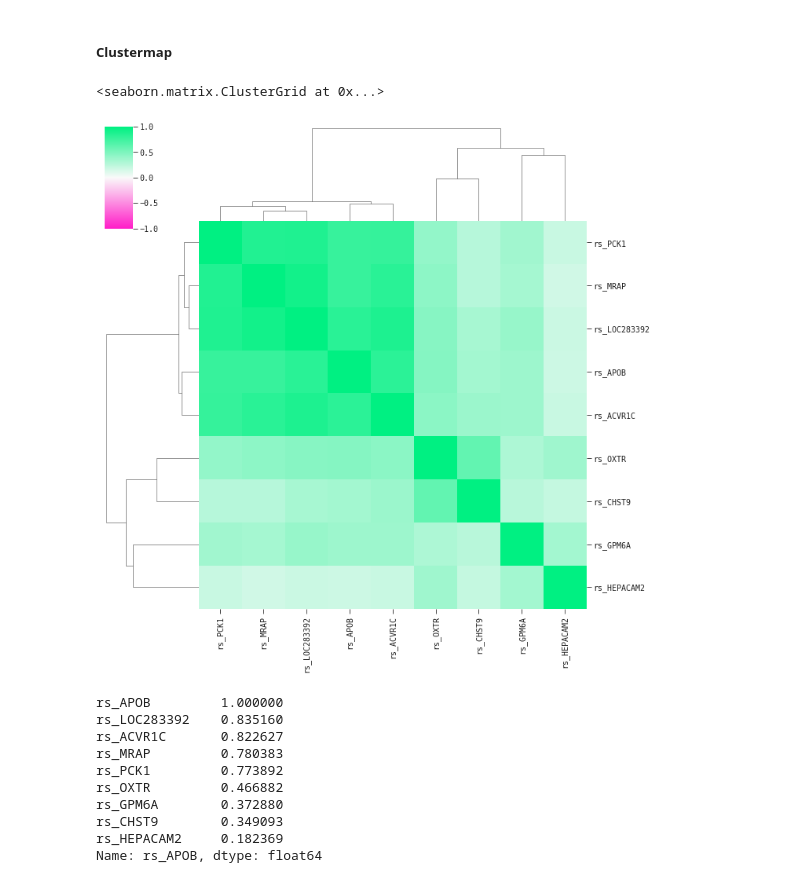
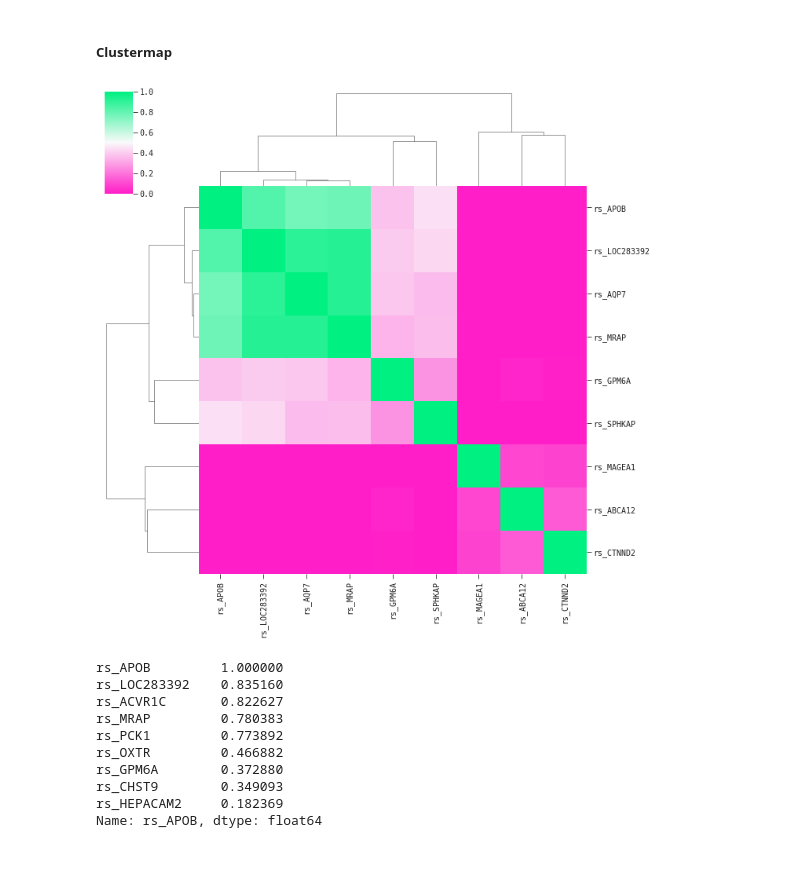
Before and after one commit to abzu-ai/QLattice-clinical-omics, a Jupyter notebook: notebooks/bc_case_multi.ipynb, the cells around one changed output. Drawn from its saved outputs; the diff is of its cells as text; code cells hidden in the pictures.

Commit message:
cleanup and clustermaps

```diff
--- a/notebooks/bc_case_multi.ipynb
+++ b/notebooks/bc_case_multi.ipynb
@@ -67,5 +77,9 @@ ql = feyn.connect_qlattice()
 # %%
-best_models_qstrings = results.groupby("fold").first()['query_string'].values
+best_models_qstrings = ["gaussian('rs_APOB', 'rs_CTNND2')",
+                       "'rs_APOB'*'rs_GPM6A'",
+                       "gaussian('rs_AQP7', 'rs_MAGEA1')",
+                       "'rs_MRAP'*'rs_SPHKAP'",
+                       "gaussian('rs_ABCA12', 'rs_LOC283392')"]
 
 n_folds = 5
 random_state = 42
@@ -102,12 +116,12 @@ inputs_list = list(set(inputs_list))
 # %%
 corr_inputs = data[inputs_list].corr()
 # %%
-cluster_map_args = {'cmap': 'feyn-diverging', 'vmin': -1, 'vmax': 1}
+cluster_map_args = {'cmap': 'feyn-diverging', 'vmin':0, 'vmax': 1}
 
-clustermap(corr_inputs, **cluster_map_args)
+p = clustermap(corr_inputs, **cluster_map_args)
+p.savefig("../figures/bc_multi_clustermap.pdf")
 # %% [output]
-<seaborn.matrix.ClusterGrid at 0x...>
-[figure, old version]
+[figure, new version]
 # %%
 data[inputs_list].corr()['rs_APOB'].sort_values(ascending=False)
 # %% [output]
```
Also changed, not shown: parts of 4 cells of this notebook, 27 other files.
